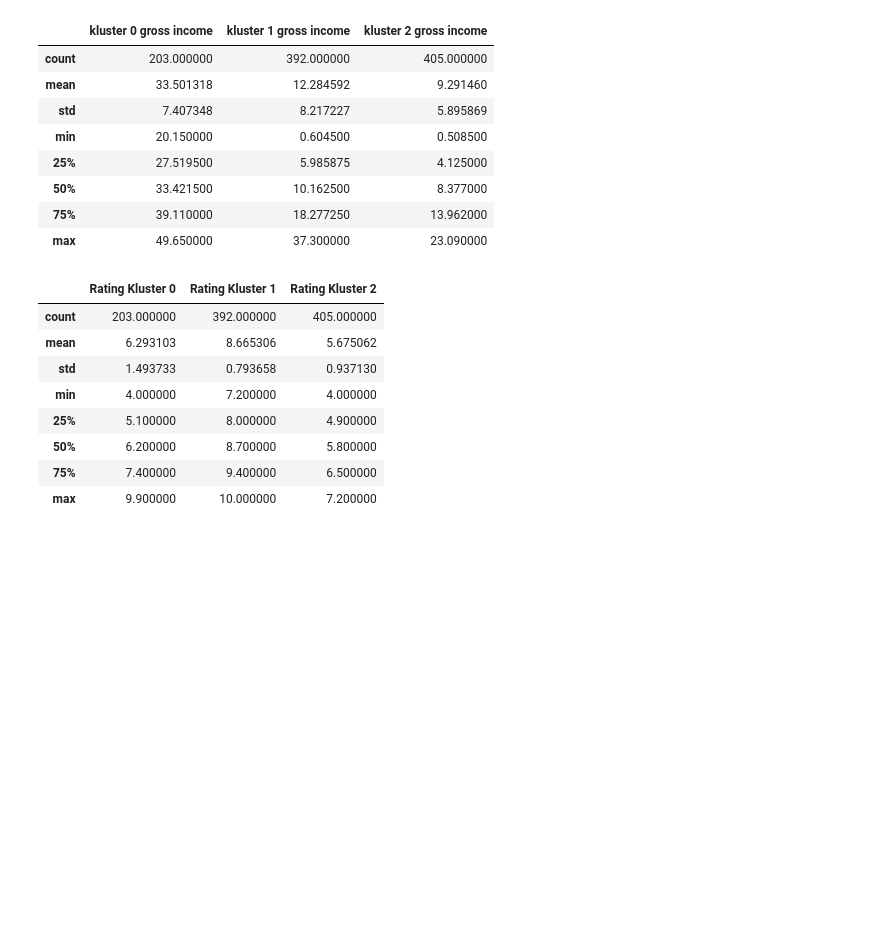
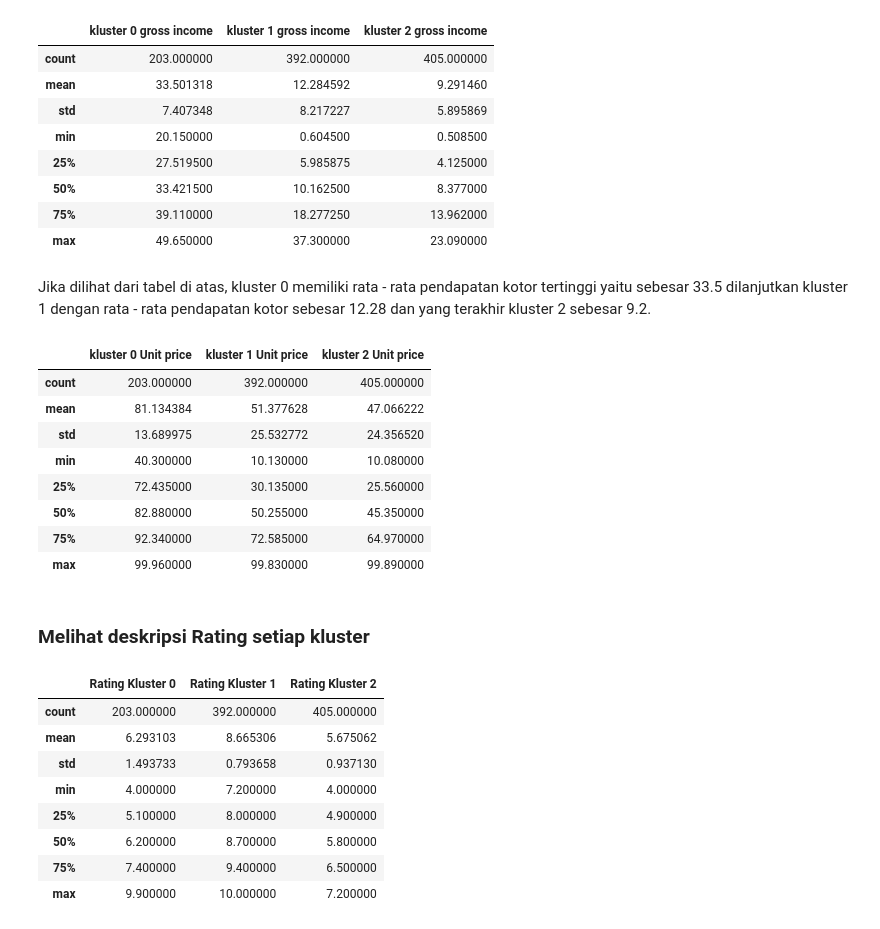
Before and after one commit to IanNarsa/iannarsa.github.io, a Jupyter notebook: penjualan/supermarket_sale_analysis.ipynb, the cells around one changed output. Cells and saved outputs as stored; diff of their text form; code cells hidden in the pictures; blank space fills up the shorter version.

```diff
--- a/penjualan/supermarket_sale_analysis.ipynb
+++ b/penjualan/supermarket_sale_analysis.ipynb
@@ -180,6 +182,28 @@ cc
 | 50% | 33.421500 | 10.162500 | 8.377000 |
 | 75% | 39.110000 | 18.277250 | 13.962000 |
 | max | 49.650000 | 37.300000 | 23.090000 |
+# %% [markdown]
+Jika dilihat dari tabel di atas, kluster 0 memiliki rata - rata pendapatan kotor tertinggi yaitu sebesar 33.5 dilanjutkan kluster 1 dengan rata - rata pendapatan kotor sebesar 12.28 dan yang terakhir kluster 2 sebesar 9.2.
+# %%
+dk0 = df[df["kluster"]==0].describe()["Unit price"]
+dk1 = df[df["kluster"]==1].describe()["Unit price"]
+dk2 = df[df["kluster"]==2].describe()["Unit price"]
+cc = pd.DataFrame({'kluster 0 Unit price':dk0.values,
+                   'kluster 1 Unit price':dk1.values,
+                   'kluster 2 Unit price':dk2.values}, index=dk0.index)
+cc
+# %% [output]
+|  | kluster 0 Unit price | kluster 1 Unit price | kluster 2 Unit price |
+| count | 203.000000 | 392.000000 | 405.000000 |
+| mean | 81.134384 | 51.377628 | 47.066222 |
+| std | 13.689975 | 25.532772 | 24.356520 |
+| min | 40.300000 | 10.130000 | 10.080000 |
+| 25% | 72.435000 | 30.135000 | 25.560000 |
+| 50% | 82.880000 | 50.255000 | 45.350000 |
+| 75% | 92.340000 | 72.585000 | 64.970000 |
+| max | 99.960000 | 99.830000 | 99.890000 |
+# %% [markdown]
+### Melihat deskripsi Rating setiap kluster
 # %%
 desck0 = df[df["kluster"]==0].describe()["Rating"]
 desck1 = df[df["kluster"]==1].describe()["Rating"]
```
Also changed, not shown: parts of 3 cells of this notebook, 1 other file.
